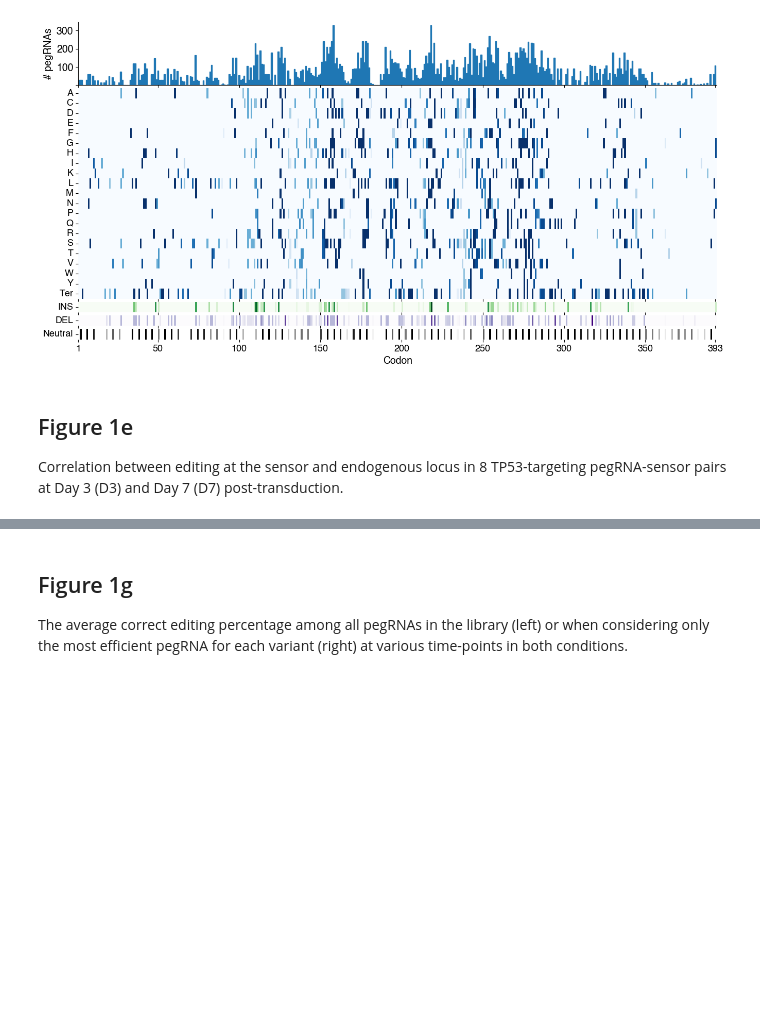
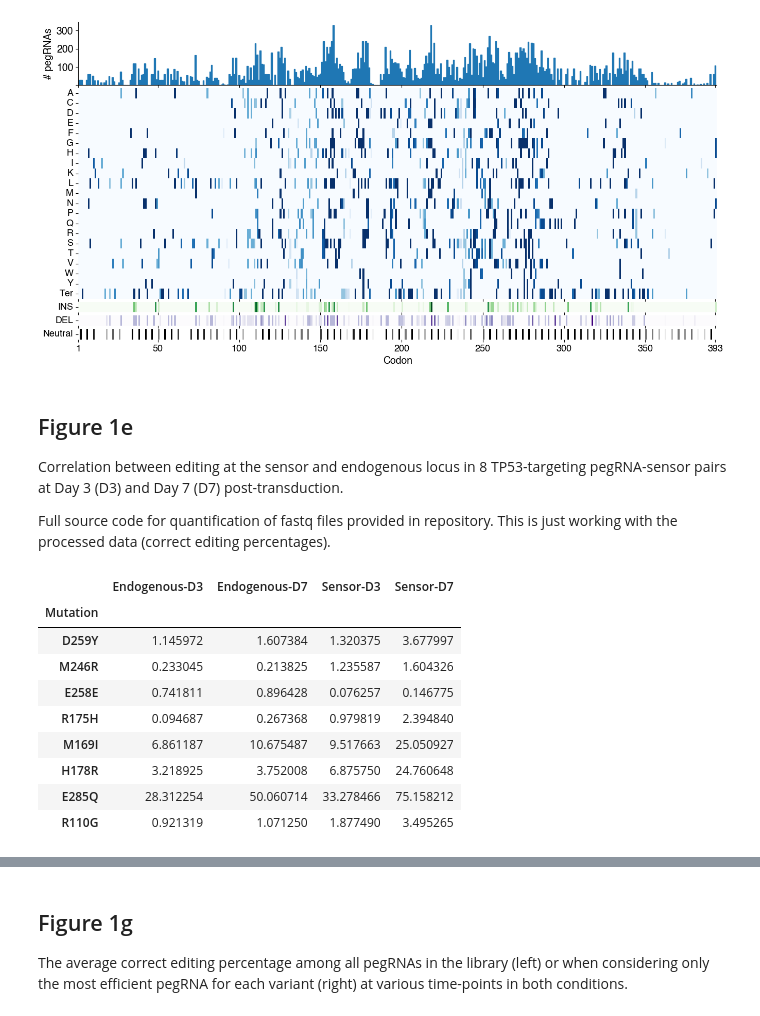
Before and after one commit to samgould2/p53-prime-editing-sensor, a Jupyter notebook: figure1.ipynb, the cells around one changed output, grey strips where cells are left out. Cells and saved outputs as stored; diff of their text form; code cells hidden in the pictures; blank space fills up the shorter version.

```diff
--- a/figure1.ipynb
+++ b/figure1.ipynb
@@ -110,3 +110,19 @@ fig.subplots_adjust(hspace=0.05)
 # %% [markdown]
 ## Figure 1e
 Correlation between editing at the sensor and endogenous locus in 8 TP53-targeting pegRNA-sensor pairs at Day 3 (D3) and Day 7 (D7) post-transduction.
+
+Full source code for quantification of fastq files provided in repository. This is just working with the processed data (correct editing percentages).
+# %%
+sensor_endog = pd.read_csv('sensor_v_endogenous_editing/sensor_endogenous.csv').dropna().set_index('Mutation')
+sensor_endog
+# %% [output]
+|  | Endogenous-D3 | Endogenous-D7 | Sensor-D3 | Sensor-D7 |
+| Mutation |  |  |  |  |
+| D259Y | 1.145972 | 1.607384 | 1.320375 | 3.677997 |
+| M246R | 0.233045 | 0.213825 | 1.235587 | 1.604326 |
+| E258E | 0.741811 | 0.896428 | 0.076257 | 0.146775 |
+| R175H | 0.094687 | 0.267368 | 0.979819 | 2.394840 |
+| M169I | 6.861187 | 10.675487 | 9.517663 | 25.050927 |
+| H178R | 3.218925 | 3.752008 | 6.875750 | 24.760648 |
+| E285Q | 28.312254 | 50.060714 | 33.278466 | 75.158212 |
+| R110G | 0.921319 | 1.071250 | 1.877490 | 3.495265 |
```
Also changed, not shown: parts of 6 cells of this notebook, 8 other files.
